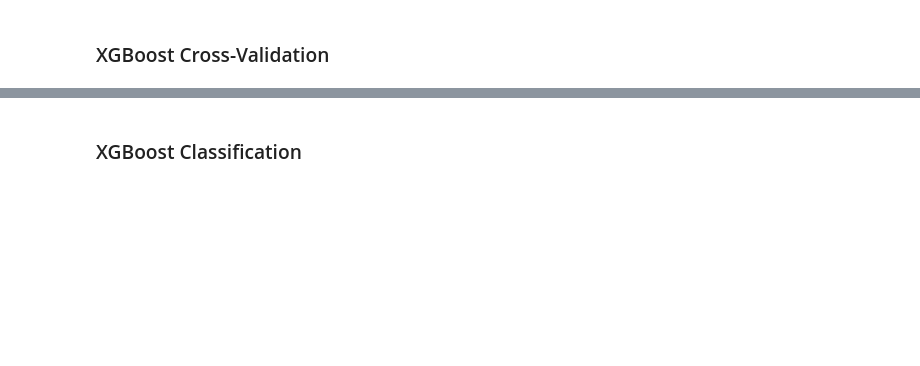
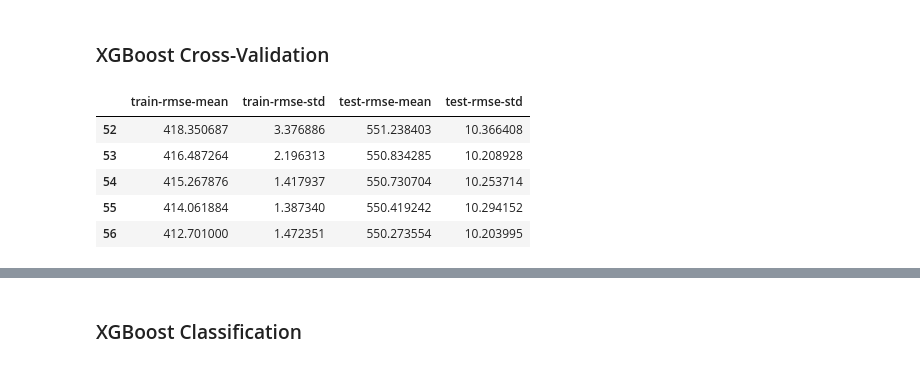
Before and after one commit to icta-tecaji/python-machine-learning-public, a Jupyter notebook: 06_Ensemble_Learning/03_XGBoost_CLEAN.ipynb, the cells around one changed output, grey strips where cells are left out. Drawn from its saved outputs; the diff is of its cells as text; code cells hidden in the pictures; blank space fills up the shorter version.

```diff
--- a/06_Ensemble_Learning/03_XGBoost_CLEAN.ipynb
+++ b/06_Ensemble_Learning/03_XGBoost_CLEAN.ipynb
@@ -105,6 +210,13 @@ n = 1000
 results = xgb.cv(params, dtrain_reg, num_boost_round=n, nfold=5, early_stopping_rounds=20)
 # %%
-results.head()
+results.tail()
+# %% [output]
+|  | train-rmse-mean | train-rmse-std | test-rmse-mean | test-rmse-std |
+| 52 | 418.350687 | 3.376886 | 551.238403 | 10.366408 |
+| 53 | 416.487264 | 2.196313 | 550.834285 | 10.208928 |
+| 54 | 415.267876 | 1.417937 | 550.730704 | 10.253714 |
+| 55 | 414.061884 | 1.387340 | 550.419242 | 10.294152 |
+| 56 | 412.701000 | 1.472351 | 550.273554 | 10.203995 |
 # %%
 best_rmse = results['test-rmse-mean'].min()
 best_rmse
```
Also changed, not shown: parts of 19 cells of this notebook, 1 other file.
